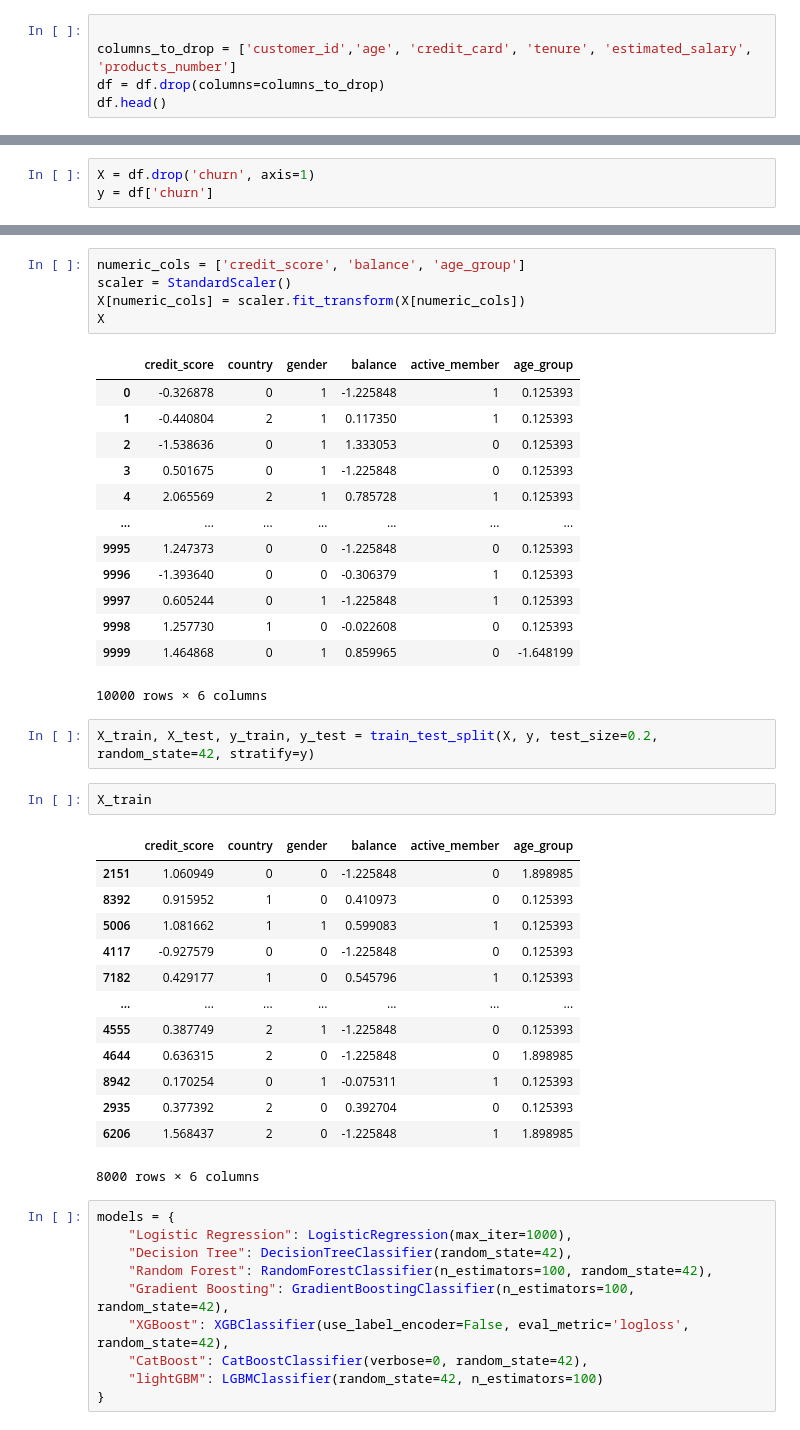
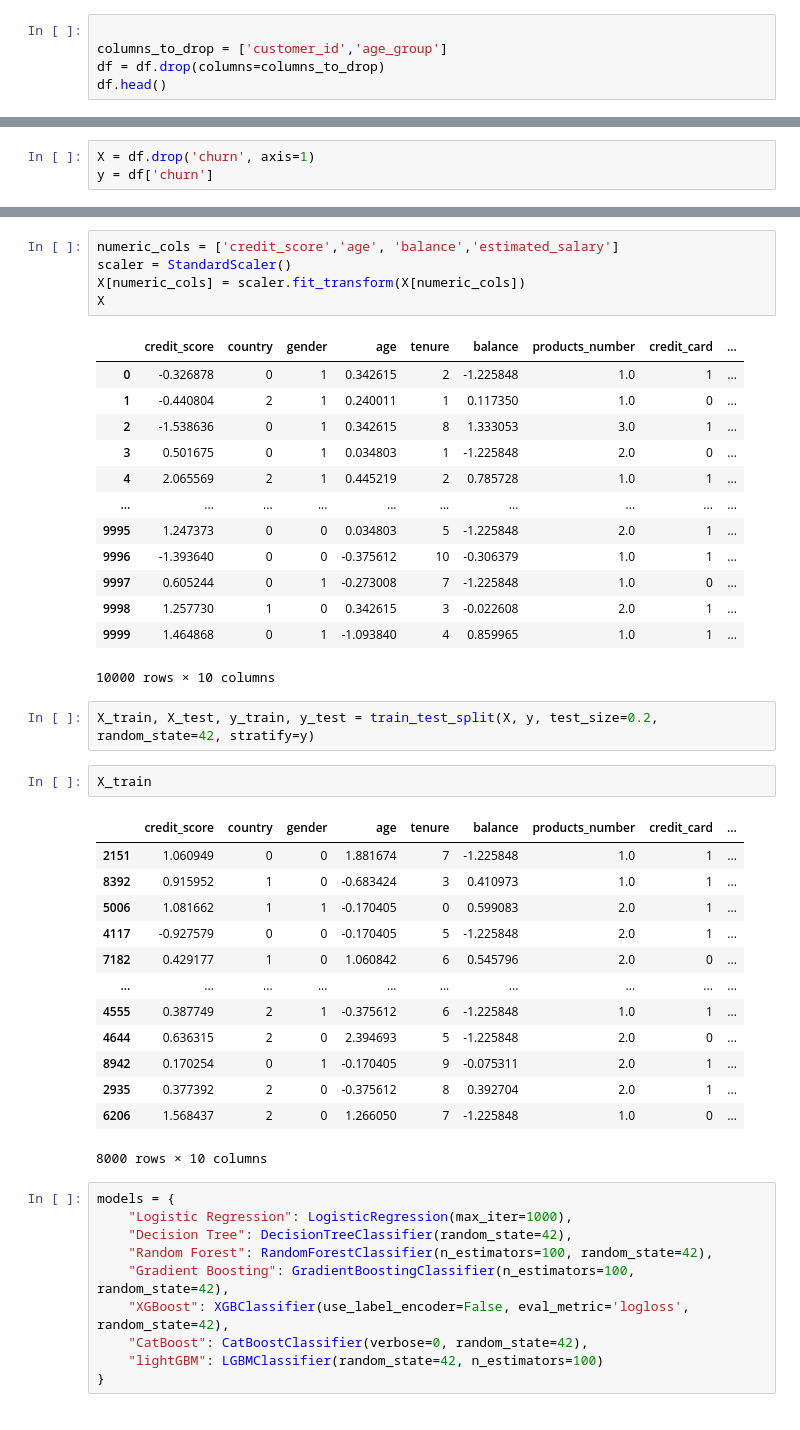
Before and after one commit to rajeevkumar75/Bank-Customer-Churn-Prediction, a Jupyter notebook: notebooks/Eda and experiments.ipynb, the cells around one changed output, grey strips where cells are left out. Cells and saved outputs as stored; diff of their text form.

```diff
--- a/notebooks/Eda and experiments.ipynb
+++ b/notebooks/Eda and experiments.ipynb
@@ -462,7 +462,7 @@ plt.show()
 [figure]
 # %%
 
-columns_to_drop = ['customer_id','age', 'credit_card', 'tenure', 'estimated_salary', 'products_number']
+columns_to_drop = ['customer_id','age_group']
 df = df.drop(columns=columns_to_drop)
 df.head()
 # %% [output]
@@ -514,40 +527,40 @@ y = df['churn']
 # %%
-numeric_cols = ['credit_score', 'balance', 'age_group']
+numeric_cols = ['credit_score','age', 'balance','estimated_salary']
 scaler = StandardScaler()
 X[numeric_cols] = scaler.fit_transform(X[numeric_cols])
 X
 # %% [output]
-|  | credit_score | country | gender | balance | active_member | age_group |
-| 0 | -0.326878 | 0 | 1 | -1.225848 | 1 | 0.125393 |
-| 1 | -0.440804 | 2 | 1 | 0.117350 | 1 | 0.125393 |
-| 2 | -1.538636 | 0 | 1 | 1.333053 | 0 | 0.125393 |
-| 3 | 0.501675 | 0 | 1 | -1.225848 | 0 | 0.125393 |
-| 4 | 2.065569 | 2 | 1 | 0.785728 | 1 | 0.125393 |
-| ... | ... | ... | ... | ... | ... | ... |
-| 9995 | 1.247373 | 0 | 0 | -1.225848 | 0 | 0.125393 |
-| 9996 | -1.393640 | 0 | 0 | -0.306379 | 1 | 0.125393 |
-| 9997 | 0.605244 | 0 | 1 | -1.225848 | 1 | 0.125393 |
-| 9998 | 1.257730 | 1 | 0 | -0.022608 | 0 | 0.125393 |
-| 9999 | 1.464868 | 0 | 1 | 0.859965 | 0 | -1.648199 |
+|  | credit_score | country | gender | age | tenure | balance | products_number | credit_card | ... |
+| 0 | -0.326878 | 0 | 1 | 0.342615 | 2 | -1.225848 | 1.0 | 1 | ... |
+| 1 | -0.440804 | 2 | 1 | 0.240011 | 1 | 0.117350 | 1.0 | 0 | ... |
+| 2 | -1.538636 | 0 | 1 | 0.342615 | 8 | 1.333053 | 3.0 | 1 | ... |
+| 3 | 0.501675 | 0 | 1 | 0.034803 | 1 | -1.225848 | 2.0 | 0 | ... |
+| 4 | 2.065569 | 2 | 1 | 0.445219 | 2 | 0.785728 | 1.0 | 1 | ... |
+| ... | ... | ... | ... | ... | ... | ... | ... | ... | ... |
+| 9995 | 1.247373 | 0 | 0 | 0.034803 | 5 | -1.225848 | 2.0 | 1 | ... |
+| 9996 | -1.393640 | 0 | 0 | -0.375612 | 10 | -0.306379 | 1.0 | 1 | ... |
+| 9997 | 0.605244 | 0 | 1 | -0.273008 | 7 | -1.225848 | 1.0 | 0 | ... |
+| 9998 | 1.257730 | 1 | 0 | 0.342615 | 3 | -0.022608 | 2.0 | 1 | ... |
+| 9999 | 1.464868 | 0 | 1 | -1.093840 | 4 | 0.859965 | 1.0 | 1 | ... |
-10000 rows × 6 columns
+10000 rows × 10 columns
 # %%
 X_train, X_test, y_train, y_test = train_test_split(X, y, test_size=0.2, random_state=42, stratify=y)
 # %%
 X_train
 # %% [output]
-|  | credit_score | country | gender | balance | active_member | age_group |
-| 2151 | 1.060949 | 0 | 0 | -1.225848 | 0 | 1.898985 |
-| 8392 | 0.915952 | 1 | 0 | 0.410973 | 0 | 0.125393 |
-| 5006 | 1.081662 | 1 | 1 | 0.599083 | 1 | 0.125393 |
-| 4117 | -0.927579 | 0 | 0 | -1.225848 | 0 | 0.125393 |
-| 7182 | 0.429177 | 1 | 0 | 0.545796 | 1 | 0.125393 |
-| ... | ... | ... | ... | ... | ... | ... |
-| 4555 | 0.387749 | 2 | 1 | -1.225848 | 0 | 0.125393 |
-| 4644 | 0.636315 | 2 | 0 | -1.225848 | 0 | 1.898985 |
-| 8942 | 0.170254 | 0 | 1 | -0.075311 | 1 | 0.125393 |
-| 2935 | 0.377392 | 2 | 0 | 0.392704 | 0 | 0.125393 |
-| 6206 | 1.568437 | 2 | 0 | -1.225848 | 1 | 1.898985 |
+|  | credit_score | country | gender | age | tenure | balance | products_number | credit_card | ... |
+| 2151 | 1.060949 | 0 | 0 | 1.881674 | 7 | -1.225848 | 1.0 | 1 | ... |
+| 8392 | 0.915952 | 1 | 0 | -0.683424 | 3 | 0.410973 | 1.0 | 1 | ... |
+| 5006 | 1.081662 | 1 | 1 | -0.170405 | 0 | 0.599083 | 2.0 | 1 | ... |
+| 4117 | -0.927579 | 0 | 0 | -0.170405 | 5 | -1.225848 | 2.0 | 1 | ... |
+| 7182 | 0.429177 | 1 | 0 | 1.060842 | 6 | 0.545796 | 2.0 | 0 | ... |
+| ... | ... | ... | ... | ... | ... | ... | ... | ... | ... |
+| 4555 | 0.387749 | 2 | 1 | -0.375612 | 6 | -1.225848 | 1.0 | 1 | ... |
+| 4644 | 0.636315 | 2 | 0 | 2.394693 | 5 | -1.225848 | 2.0 | 0 | ... |
+| 8942 | 0.170254 | 0 | 1 | -0.170405 | 9 | -0.075311 | 2.0 | 1 | ... |
+| 2935 | 0.377392 | 2 | 0 | -0.375612 | 8 | 0.392704 | 2.0 | 1 | ... |
+| 6206 | 1.568437 | 2 | 0 | 1.266050 | 7 | -1.225848 | 1.0 | 0 | ... |
-8000 rows × 6 columns
+8000 rows × 10 columns
 # %%
 models = {
     "Logistic Regression": LogisticRegression(max_iter=1000),
```
Also changed, not shown: parts of 26 cells of this notebook, 16 other files.
